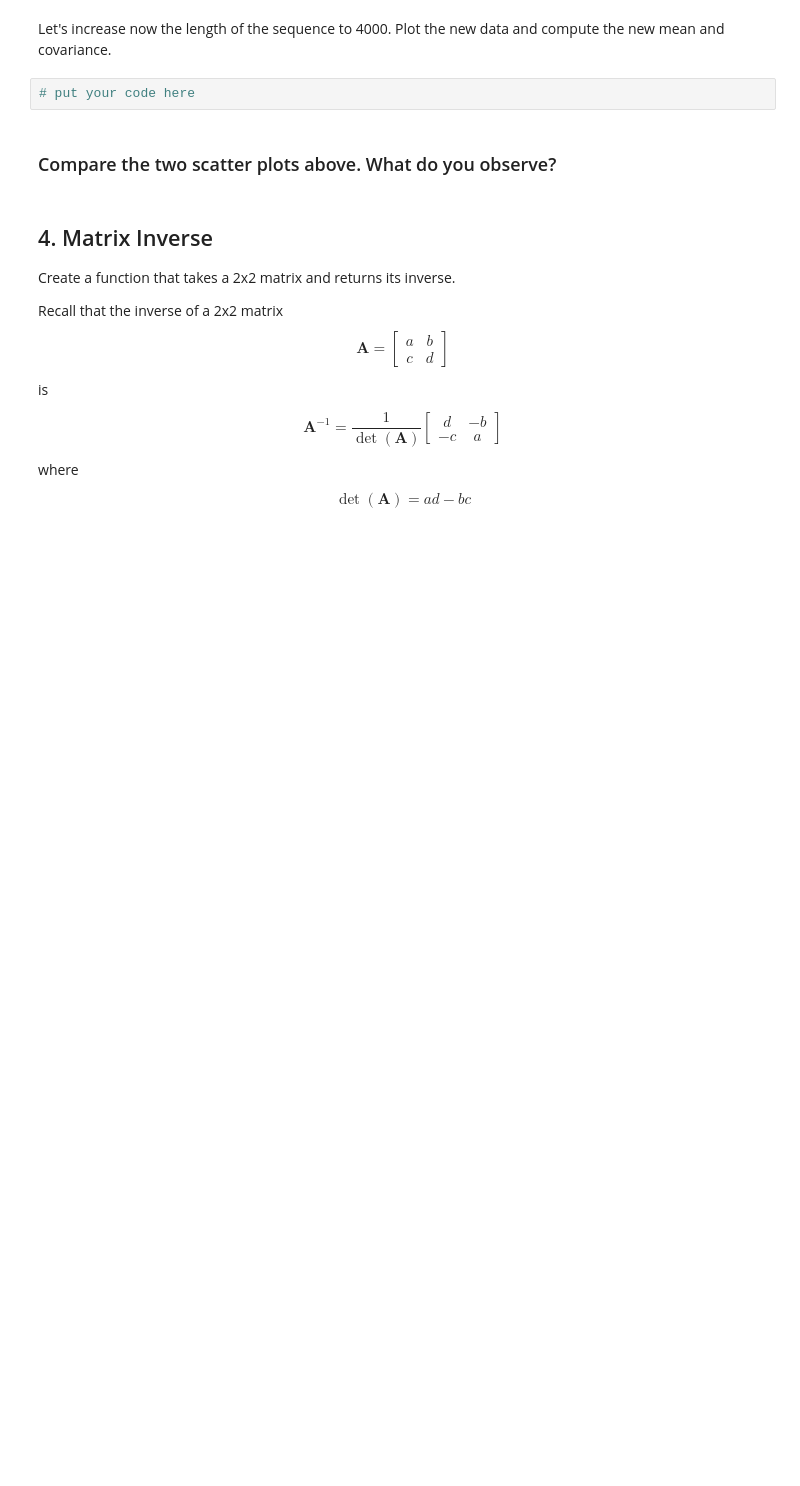
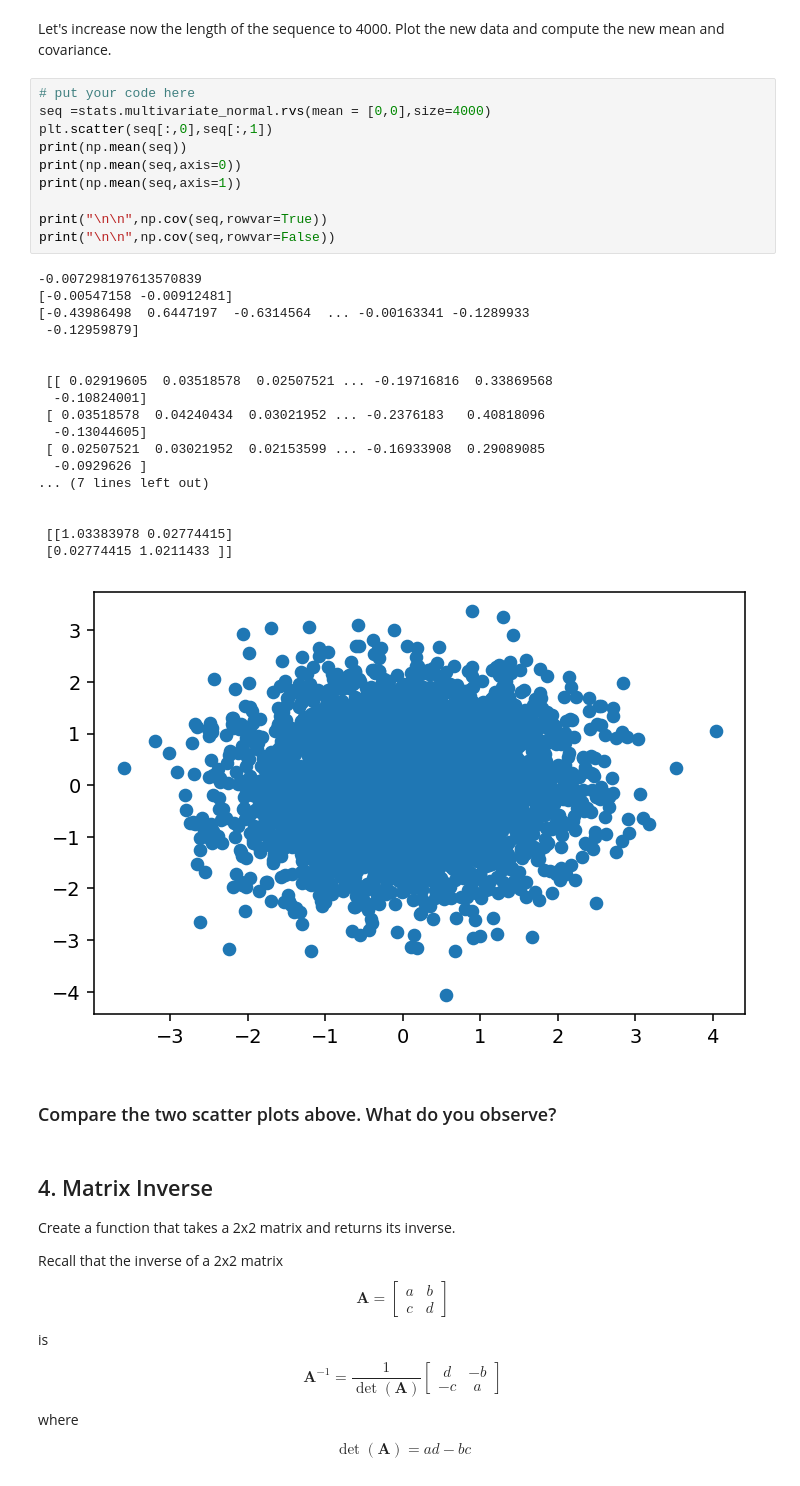
Before and after one commit to JonathanMarriott/COMS20011_2020, a Jupyter notebook: labs/lab_2/labsheet2.ipynb, the cells around one changed output. Cells and saved outputs as stored; diff of their text form; blank space fills up the shorter version.

```diff
--- a/labs/lab_2/labsheet2.ipynb
+++ b/labs/lab_2/labsheet2.ipynb
@@ -111,7 +138,34 @@ Create now a scatter plot of the sequence using the function [`plt.scatter`](htt
 # %% [markdown]
 Let's increase now the length of the sequence to 4000. Plot the new data and compute the new mean and covariance.
-# %%
-# put your code here
+# %%
+# put your code here
+seq =stats.multivariate_normal.rvs(mean = [0,0],size=4000)
+plt.scatter(seq[:,0],seq[:,1])
+print(np.mean(seq))
+print(np.mean(seq,axis=0))
+print(np.mean(seq,axis=1))
+
+print("\n\n",np.cov(seq,rowvar=True))
+print("\n\n",np.cov(seq,rowvar=False))
+# %% [output]
+-0.007298197613570839
+[-0.00547158 -0.00912481]
+[-0.43986498  0.6447197  -0.6314564  ... -0.00163341 -0.1289933
+ -0.12959879]
+
+
+ [[ 0.02919605  0.03518578  0.02507521 ... -0.19716816  0.33869568
+  -0.10824001]
+ [ 0.03518578  0.04240434  0.03021952 ... -0.2376183   0.40818096
+  -0.13044605]
+ [ 0.02507521  0.03021952  0.02153599 ... -0.16933908  0.29089085
+  -0.0929626 ]
+... (7 lines left out)
+
+
+ [[1.03383978 0.02774415]
+ [0.02774415 1.0211433 ]]
+[figure, added]
 # %% [markdown]
 ### Compare the two scatter plots above. What do you observe?
 # %% [markdown]
```
Also changed, not shown: parts of 15 cells of this notebook, 1 other file.
